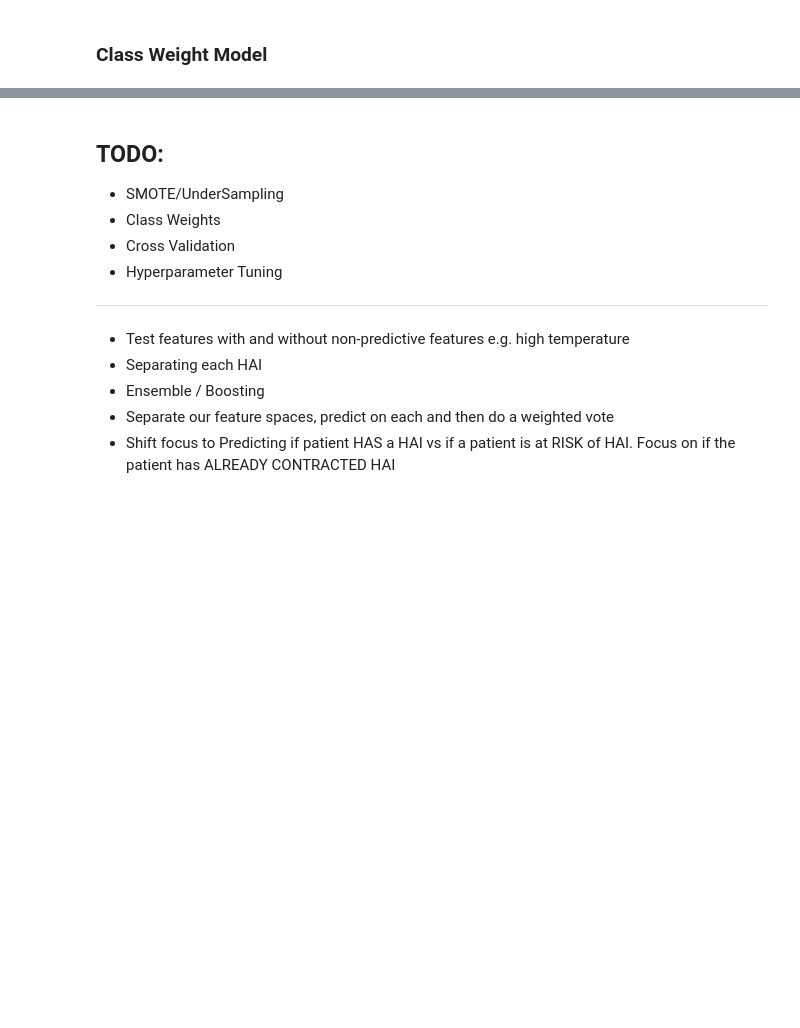
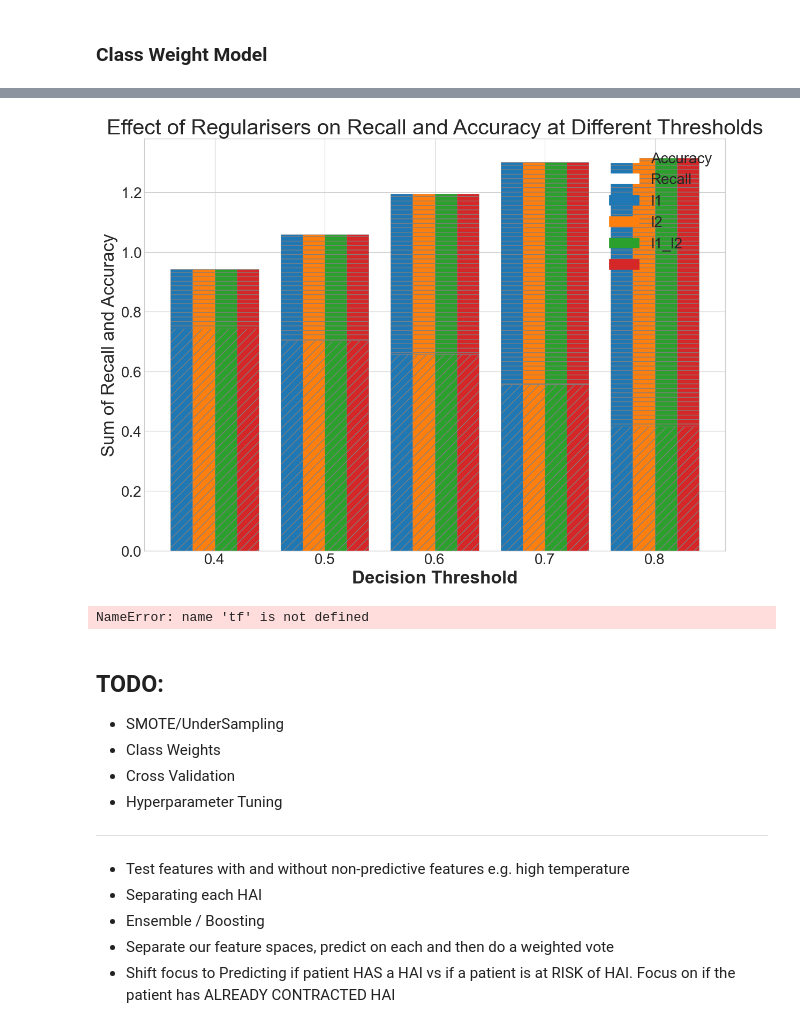
Before and after one commit to wdemichele/COMP90089-VAP-Diagnosis, a Jupyter notebook: HAI_Supervised_Learning.ipynb, the cells around one changed output, grey strips where cells are left out. Drawn from its saved outputs; the diff is of its cells as text; code cells hidden in the pictures; blank space fills up the shorter version.

```diff
--- a/HAI_Supervised_Learning.ipynb
+++ b/HAI_Supervised_Learning.ipynb
@@ -495,0 +1118,52 @@ weighted avg       0.69      0.74      0.67      3572
+# %%
+colours = ['#1f77b4', '#ff7f0e', '#2ca02c', '#d62728']
+
+selected_thresholds = [0.4, 0.5, 0.6, 0.7, 0.8]
+
+# Initialize bar width and positions
+barWidth = 0.2
+n_thresholds = len(selected_thresholds)
+n_regularisers = len(regularisers)
+r = np.arange(n_thresholds)
+
+# Initialize figure
+plt.figure(figsize=(14, 10))
+
+# Loop through each regulariser
+for idx, (reg, colour) in enumerate(zip(regularisers, colours)):
+    recalls = []
+    accuracies = []
+    # Loop through each threshold
+    for THRESHOLD in selected_thresholds:
+        # Replace this with your actual model training and evaluation code
+        # recall = np.random.rand()  # Dummy data
+        # accuracy = np.random.rand()  # Dummy data
+        y_pred = (model.predict(X_test) > THRESHOLD).astype("int32")
+        recall, accuracy, _ = evaluate_model(y_pred, y_test, verbose=False)
+        recalls.append(recall)
+        accuracies.append(accuracy)
+
+    # Plotting
+    plt.bar(r + idx * barWidth, accuracies, color=colour, hatch='//',
+            width=barWidth, edgecolor='grey', label=f'{reg} Accuracy' if idx == 0 else "")
+    plt.bar(r + idx * barWidth, recalls, bottom=accuracies, color=colour, hatch='--',
+            width=barWidth, edgecolor='grey', label=f'{reg} Recall' if idx == 0 else "")
+
+# Adding labels and title
+plt.xlabel('Decision Threshold', fontweight='bold')
+plt.ylabel('Sum of Recall and Accuracy')
+plt.title('Effect of Regularisers on Recall and Accuracy at Different Thresholds')
+plt.xticks([r + barWidth * (n_regularisers / 2 - 0.5) for r in range(len(selected_thresholds))], selected_thresholds)
+
+# Add legend
+patterns = ['//', '--']
+leg_labels = ['Accuracy', 'Recall'] + list(regularisers.keys())
+
+legend_colours = ['white'] * 2 + colours
+
+handles = [plt.Rectangle((0, 0), 1, 1, color=legend_colours[i], hatch=patterns[i % 2]) for i in range(len(leg_labels))]
+plt.legend(handles, leg_labels)
+
+# Show plot
+plt.show()
+# %% [output]
@@ -496,3 +1190,27 @@ weighted avg       0.69      0.74      0.67      3572
+[figure, added]
+# %%
+# Lower the learning rate
+optimizer = tf.keras.optimizers.Adam(learning_rate=0.001)
+
+# Simplify the architecture (Example)
+simpler_model = tf.keras.Sequential([
+    tf.keras.layers.Dense(64, activation='relu', input_shape=(X_train.shape[1],)),
+    tf.keras.layers.Dropout(0.2),
+    tf.keras.layers.Dense(1, activation='sigmoid')
+])
+
+# Compile the model with the new learning rate
+simpler_model.compile(optimizer=optimizer,
+                     loss='binary_crossentropy',
+                     metrics=['accuracy'])
+
+# Adjust the early stopping
+adjusted_early_stopping = EarlyStopping(monitor='val_loss', patience=5, restore_best_weights=True)
+
+# Train the model
+simpler_model.fit(X_train, y_train, epochs=50, batch_size=64, validation_split=0.2, callbacks=[adjusted_early_stopping])
+# %% [output]
+NameError: name 'tf' is not defined
 # %% [markdown]
 ## TODO:
 
```
Also changed, not shown: parts of 56 cells of this notebook.
